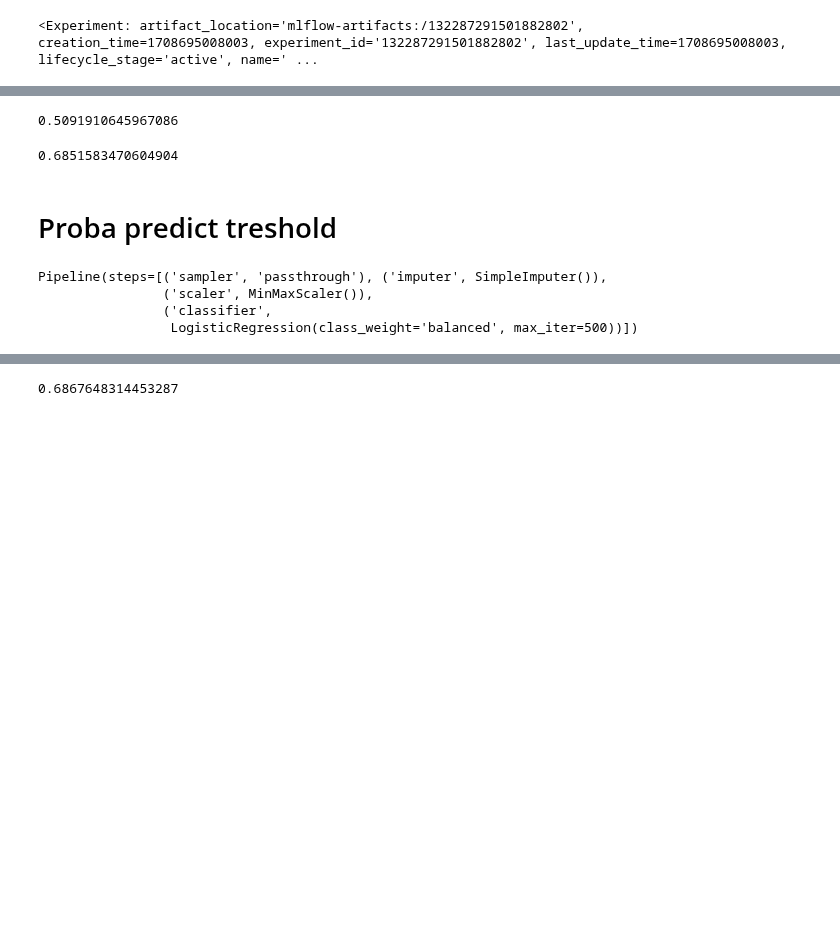
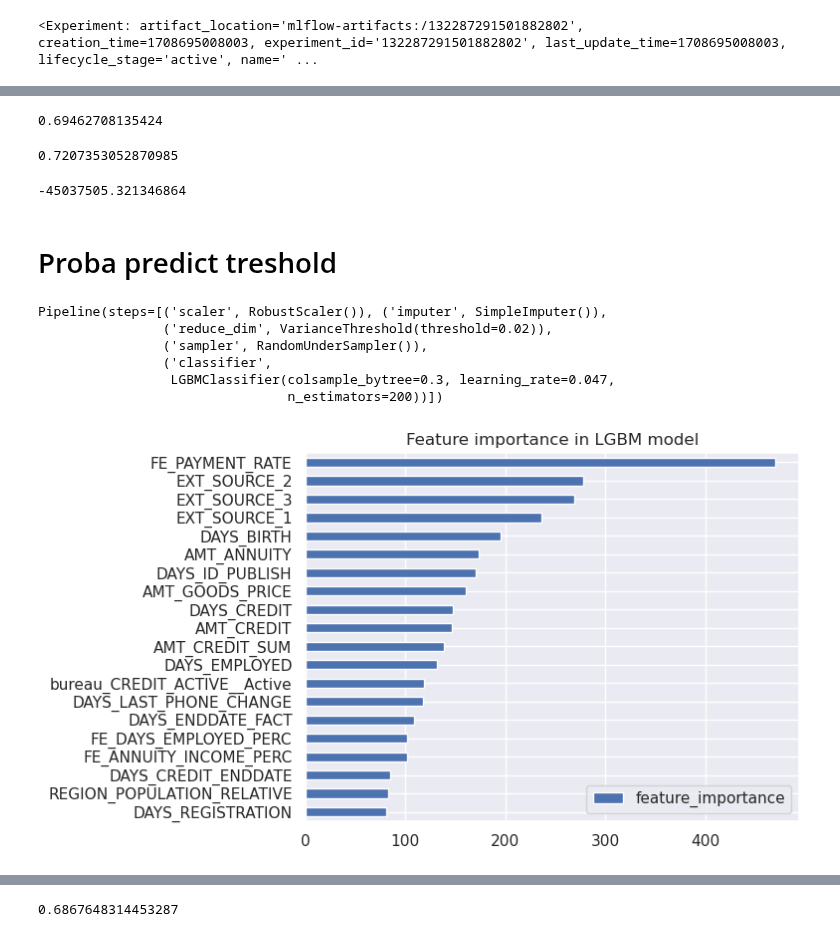
Before and after one commit to carlgennetais/P7_scoring_ML, a Jupyter notebook: notebooks/P7_04_modeling-pipeline.ipynb, the cells around one changed output, grey strips where cells are left out. Saved outputs shown, nothing was run; the diff lists cells and outputs as text; code cells hidden in the pictures; blank space fills up the shorter version.

Commit message:
add LGBM feature importance plot

```diff
--- a/notebooks/P7_04_modeling-pipeline.ipynb
+++ b/notebooks/P7_04_modeling-pipeline.ipynb
@@ -281,7 +260,7 @@ param_grid = [
         ],
         # "classifier__eta": np.linspace(0, 1, 6),
         # "classifier__max_depth": [-1, 3, 6],
-        "classifier__boosting_type": [gbdt],
+        "classifier__boosting_type": ["gbdt"],
         "classifier__colsample_bytree": [0.3],
         "classifier__learning_rate": [0.047],
         "classifier__n_estimators": [200],
@@ -308,7 +287,6 @@ with mlflow.start_run(nested=True):
     # Log the loss metric
     mlflow.log_metric("roc_auc_train", grid_results.iloc[0].mean_test_score)
     mlflow.log_metric("roc_auc_test", metrics.roc_auc_score(y_test, y_pred))
-    # mlflow.log_metric("accuracy", metrics.accuracy_score(y_test, y_pred))
     # mlflow.log_metric("custom_pnl", pnl(y_pred, y_test))
 
     # Infer the model signature
@@ -338,11 +350,15 @@ mlflow.end_run()
 # %%
 metrics.roc_auc_score(y_test, y_pred)
 # %% [output]
-0.5091910645967086
+0.69462708135424
 # %%
 metrics.roc_auc_score(y_train, model.predict(X_train))
 # %% [output]
-0.6851583470604904
+0.7207353052870985
+# %%
+pnl(y_test, y_pred, normalize=False)
+# %% [output]
+-45037505.321346864
 # %% [markdown]
 # Proba predict treshold
 # %%
@@ -350,8 +366,23 @@ metrics.roc_auc_score(y_train, model.predict(X_train))
 # %%
 model
 # %% [output]
-Pipeline(steps=[('sampler', 'passthrough'), ('imputer', SimpleImputer()),
-                ('scaler', MinMaxScaler()),
+Pipeline(steps=[('scaler', RobustScaler()), ('imputer', SimpleImputer()),
+                ('reduce_dim', VarianceThreshold(threshold=0.02)),
+                ('sampler', RandomUnderSampler()),
                 ('classifier',
-                 LogisticRegression(class_weight='balanced', max_iter=500))])
+                 LGBMClassifier(colsample_bytree=0.3, learning_rate=0.047,
+                                n_estimators=200))])
+# %%
+# get names of columns after dimension reduction
+features_after_dim_reduc = X_train.columns[model["reduce_dim"].get_support()]
+# Plot feature importance
+pd.DataFrame(
+    model["classifier"].feature_importances_,
+    index=features_after_dim_reduc,
+    columns=["feature_importance"],
+).sort_values(by="feature_importance").tail(20).plot.barh()
+plt.title("Feature importance in LGBM model")
+plt.show();
+# %% [output]
+[figure, added]
 # %%
```
Also changed, not shown: parts of 12 cells of this notebook.
